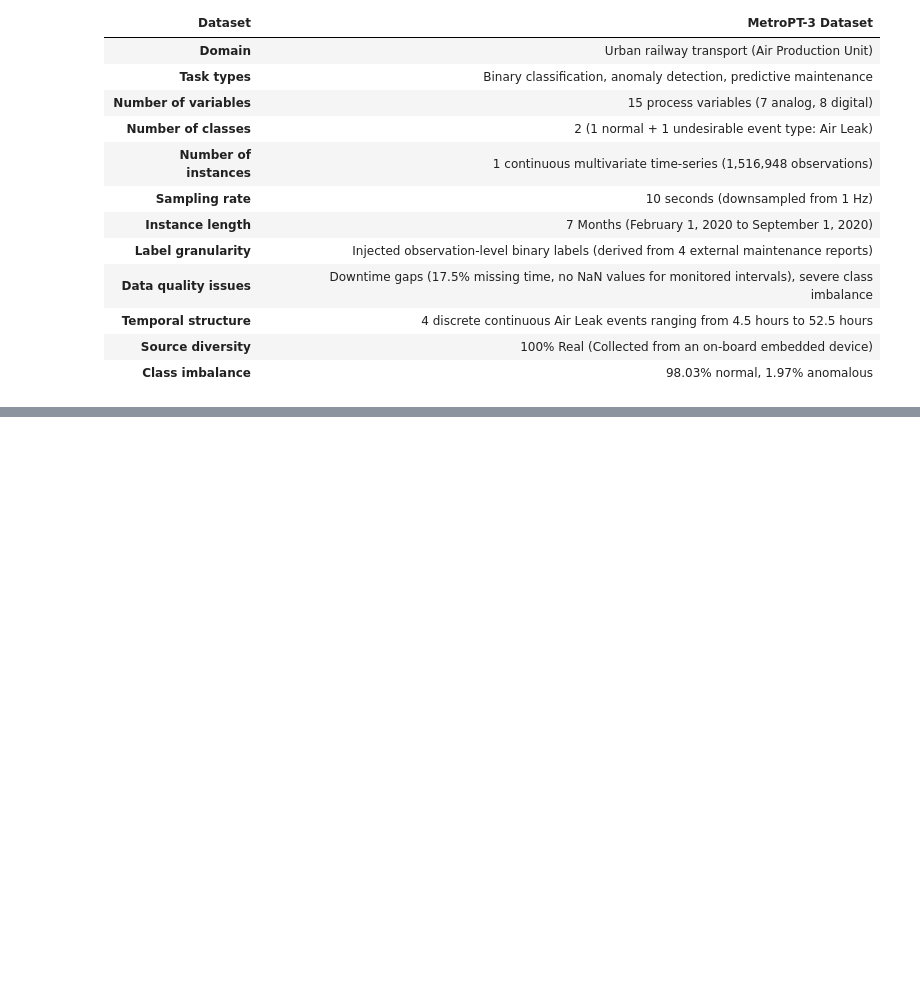
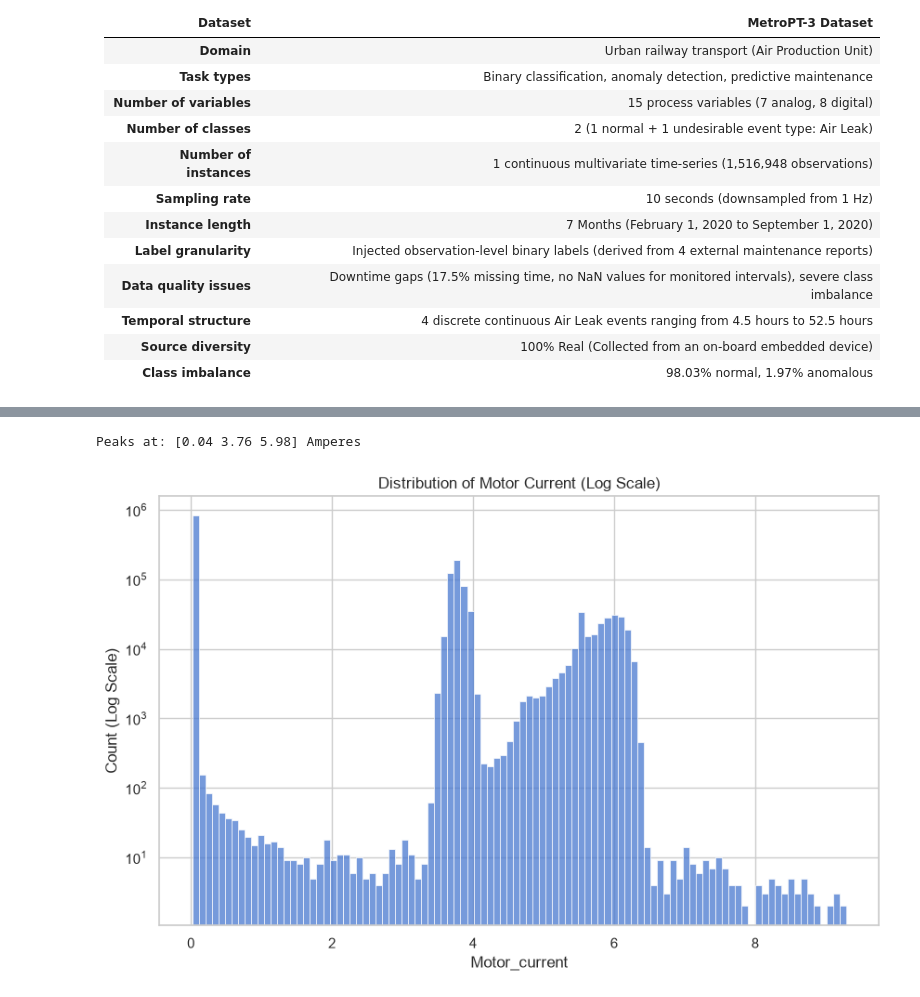
Before and after one commit to lollogiro/ai4i-transfer-learning-synthetic, a Jupyter notebook: stage1-data_exploration/metropt3.ipynb, the cells around one changed output, grey strips where cells are left out. Cells and saved outputs as stored; diff of their text form; code cells hidden in the pictures; blank space fills up the shorter version.

```diff
--- a/stage1-data_exploration/metropt3.ipynb
+++ b/stage1-data_exploration/metropt3.ipynb
@@ -296,0 +346,22 @@ plt.show()
+# %%
+
+# find the exact peaks using KDE
+# We use a small bandwidth to capture the sharp peaks accurately
+kde = gaussian_kde(df['Motor_current'], bw_method=0.05)
+x_range = np.linspace(df['Motor_current'].min(), df['Motor_current'].max(), 1000)
+kde_values = kde(x_range)
+peaks, _ = find_peaks(kde_values, height=0.01) # height filters out tiny noise
+
+exact_peaks = x_range[peaks]
+print(f"Peaks at: {np.round(exact_peaks, 2)} Amperes")
+
+plt.figure(figsize=(10, 6))
+# We use a log scale on the Y-axis to better visualize the distribution
+sns.histplot(df['Motor_current'], bins=100, kde=False)
+plt.yscale('log')
+plt.title('Distribution of Motor Current (Log Scale)')
+plt.ylabel('Count (Log Scale)')
+plt.show()
+# %% [output]
+Peaks at: [0.04 3.76 5.98] Amperes
+[figure, added]
```
Also changed, not shown: parts of 6 cells of this notebook.
